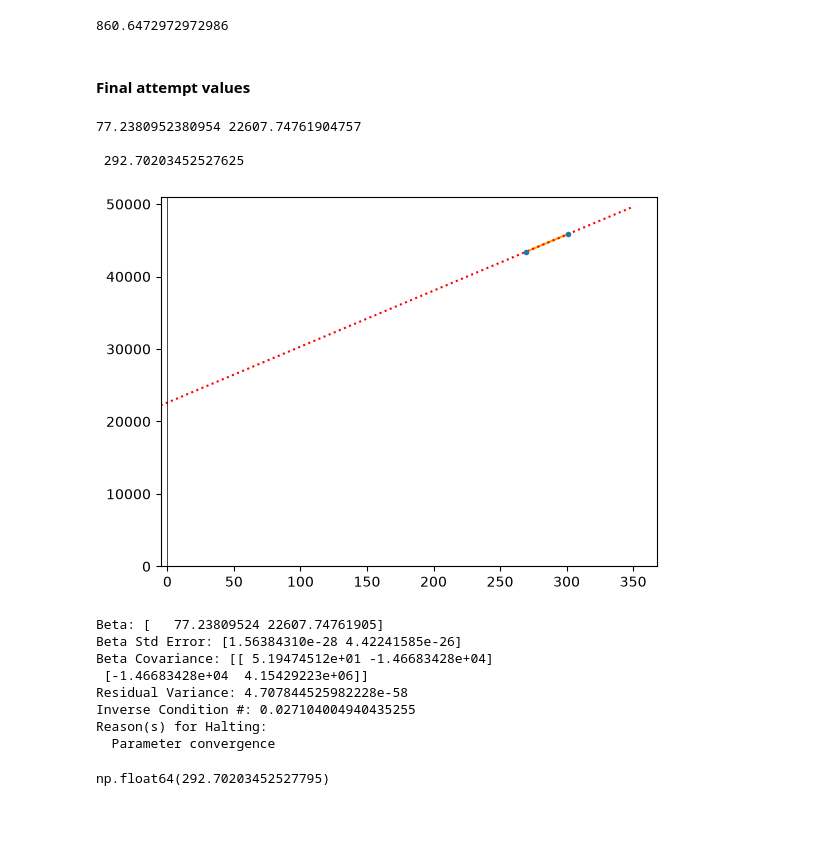
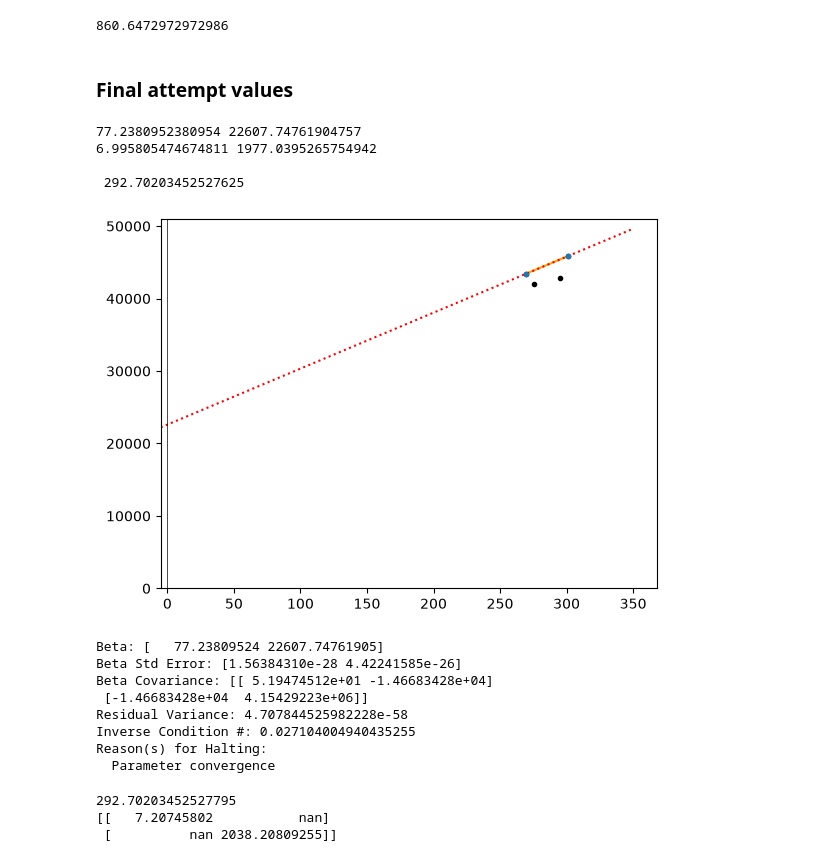
Before and after one commit to Catherine-Lambe/Observational_Instrumental_Lab_WS2627_LMU_Munich, a Jupyter notebook: Exp3_Radiotelescope/Data Analysis Task 622.ipynb, the cells around one changed output. Cells and saved outputs as stored; diff of their text form; code cells hidden in the pictures; blank space fills up the shorter version.

Commit message:
task 622 update

```diff
--- a/Exp3_Radiotelescope/Data Analysis Task 622.ipynb
+++ b/Exp3_Radiotelescope/Data Analysis Task 622.ipynb
@@ -65,13 +65,23 @@ print(pars_task622[1]/pars_task622[0]) # T_sys = c/m
 # %% [output]
 860.6472972972986
 # %% [markdown]
-#### Final attempt values
+### Final attempt values
 # %%
-task622_T_abs_array = np.array([28.0, -3.5]) +273.15 # to convert from Celsius to Kelvin # in order of: hot, cold
-task622_errT_array = np.array([0.5, 0.5]) # hot, cold
+# arranged in order of temp. : final_cold, earlier_cold, earlier_hot, final_hot (was final[hot,cold], earlier[hot,cold])
+task622_full_Tabs_array = 273.15+ np.array([-3.5, 2.0, 22.0, 28.0])# 28.0, -3.5, 22.0, 2.0])
+task622_full_P_array = np.array([43_435, 42_006, 42_783, 45_868])# 45_868, 43_435, 42_783, 42_006])
+task622_full_errT_array = np.array([0.5, 1.5, 1.5, 0.5])
+task622_full_errP_array = np.array([139, 186, 105, 171])# 171, 139, 105, 186])
 
-task622_P_array = np.array([45_868, 43_435]) # hot, cold
-task622_errP_array = np.array([171, 139]) # hot, cold
+# first two values are from final attempt, next two are from earlier in observing day 2 [increasing the uncertainty in their temp.]
+task622_T_abs_array = 273.15+ np.array([28.0, -3.5])#, 22.5, 1.5])
+# to convert from Celsius to Kelvin # in order of: hot, cold
+task622_errT_array = np.array([0.5, 0.5])#, 1.5, 1.5]) # hot, cold
+# np.array([1.5, 1.5]) # briefly trying larger errors for the Temp. => doesn't help at all really
+
+
+task622_P_array = np.array([45_868, 43_435])#, 42_783, 42_006]) # hot, cold
+task622_errP_array = np.array([171, 139])#, 105, 186]) # hot, cold
 # %%
 ### ROUGH LOOK AT WHAT T_SYS COULD BE:
 pars_task622, cov_task622 = curve_fit(func_straight_line, task622_T_abs_array, task622_P_array, sigma=task622_errP_array, absolute_sigma=True)
@@ -83,23 +93,31 @@ pars_task622, cov_task622 = curve_fit(func_straight_line, task622_T_abs_array, t
 #cov = the covariance matrix & can be used to get the error on the slope & intercept
 # => for fitfunc used here, np.sqrt(cov[0,0]) = err_slope & np.sqrt(cov[1,1]) = err_intercept
 print(pars_task622[0], pars_task622[1]) # m, c
+print(np.sqrt(cov_task622[0,0]), np.sqrt(cov_task622[1,1]))
+
 print('\n', pars_task622[1]/pars_task622[0]) # T_sys = c/m
 # %% [output]
 77.2380952380954 22607.74761904757
+6.995805474674811 1977.0395265754942
 
  292.70203452527625
 # %%
 plt.plot(task622_T_abs_array, task622_P_array, color='orange')
 plt.errorbar(task622_T_abs_array, task622_P_array, yerr=task622_errP_array, xerr=task622_errT_array, fmt='.', zorder=10);
+
+plt.errorbar(task622_full_Tabs_array, task622_full_P_array, yerr=task622_full_errP_array, xerr=task622_full_errT_array, fmt='.', color='k', zorder=8) # can see where the other values sit in comparison
 
 testX_plotting = np.linspace(-5, 350, 100)
 plt.plot(testX_plotting, pars_task622[0]*testX_plotting + pars_task622[1], 'r:') # y=mx+c
 
 plt.ylim(0)
 plt.axvline(0, color='k', linewidth=0.5)
 plt.xlim(np.min(testX_plotting));
+
+#plt.xlim(250,320)
+#plt.ylim(40_000); # error bars = so small in comparison to full plot // have to zoom in to see
 # %% [output]
-[figure, old version]
+[figure, new version]
 # %%
 # have to fit a line with error bars in *both* directions [error propagation is *not sufficient)
 # %%
@@ -128,7 +146,15 @@ Inverse Condition #: 0.027104004940435255
 Reason(s) for Halting:
   Parameter convergence
 # %%
-task622_odr_output.beta[1]/task622_odr_output.beta[0] # T_sys = c/m
+print(task622_odr_output.beta[1]/task622_odr_output.beta[0]) # T_sys = c/m
 ## still need the final, overall uncertainties [Can we do error propagation here or not???]
+
+# technically sd_beta [Beta Std error] = the uncertainty on the parameters.
+    # It's given by: np.sqrt(np.diag(output.cov_beta * output.res_var))
+    # & the residual variance =
+print(np.sqrt(task622_odr_output.cov_beta))
+# while the results from sqrt(beta_cov) look far more reasonable, apparently these aren't the actual uncertainties...
 # %% [output]
-np.float64(292.70203452527795)
+292.70203452527795
+[[   7.20745802           nan]
+ [          nan 2038.20809255]]
```
Also changed, not shown: parts of 9 cells of this notebook.
